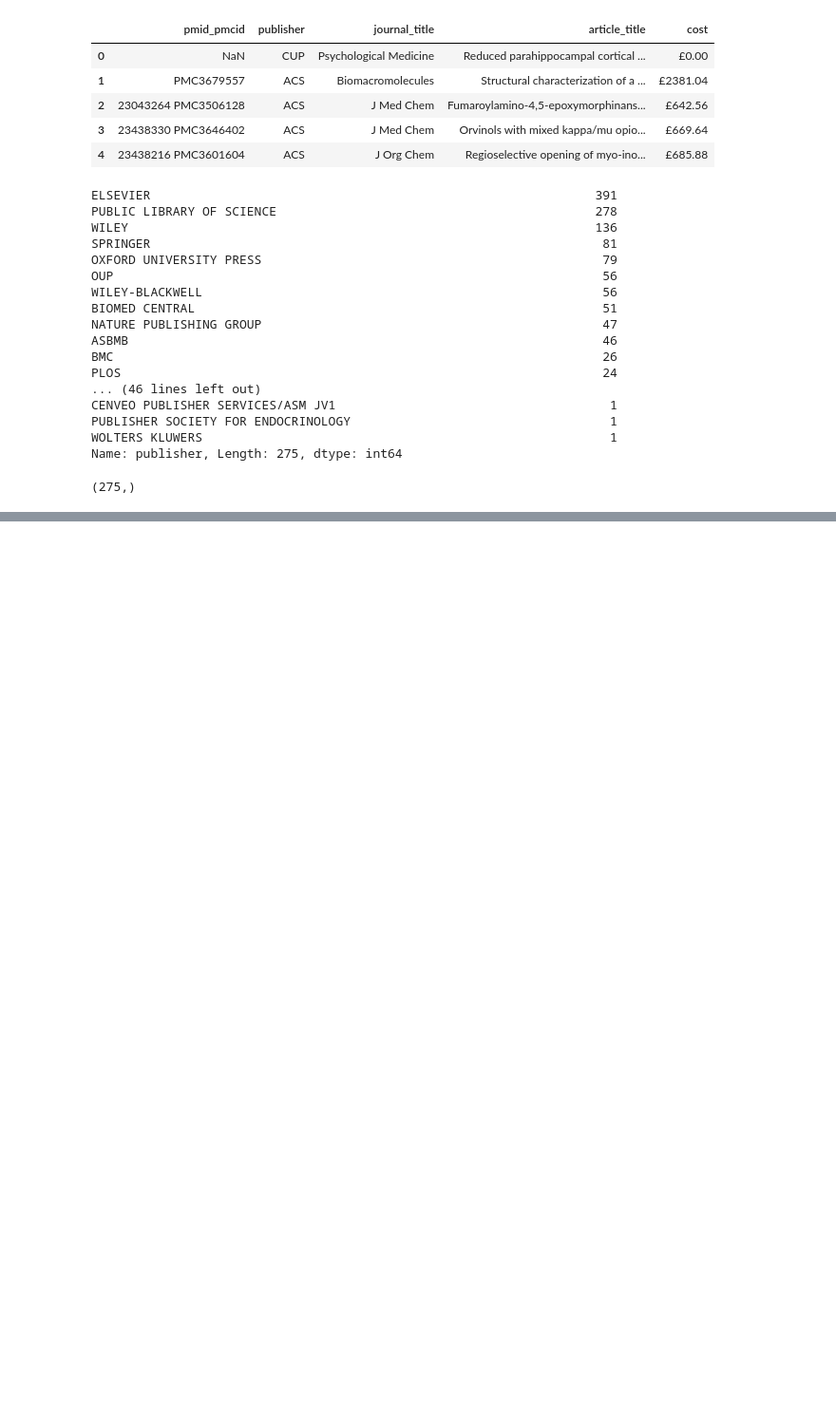
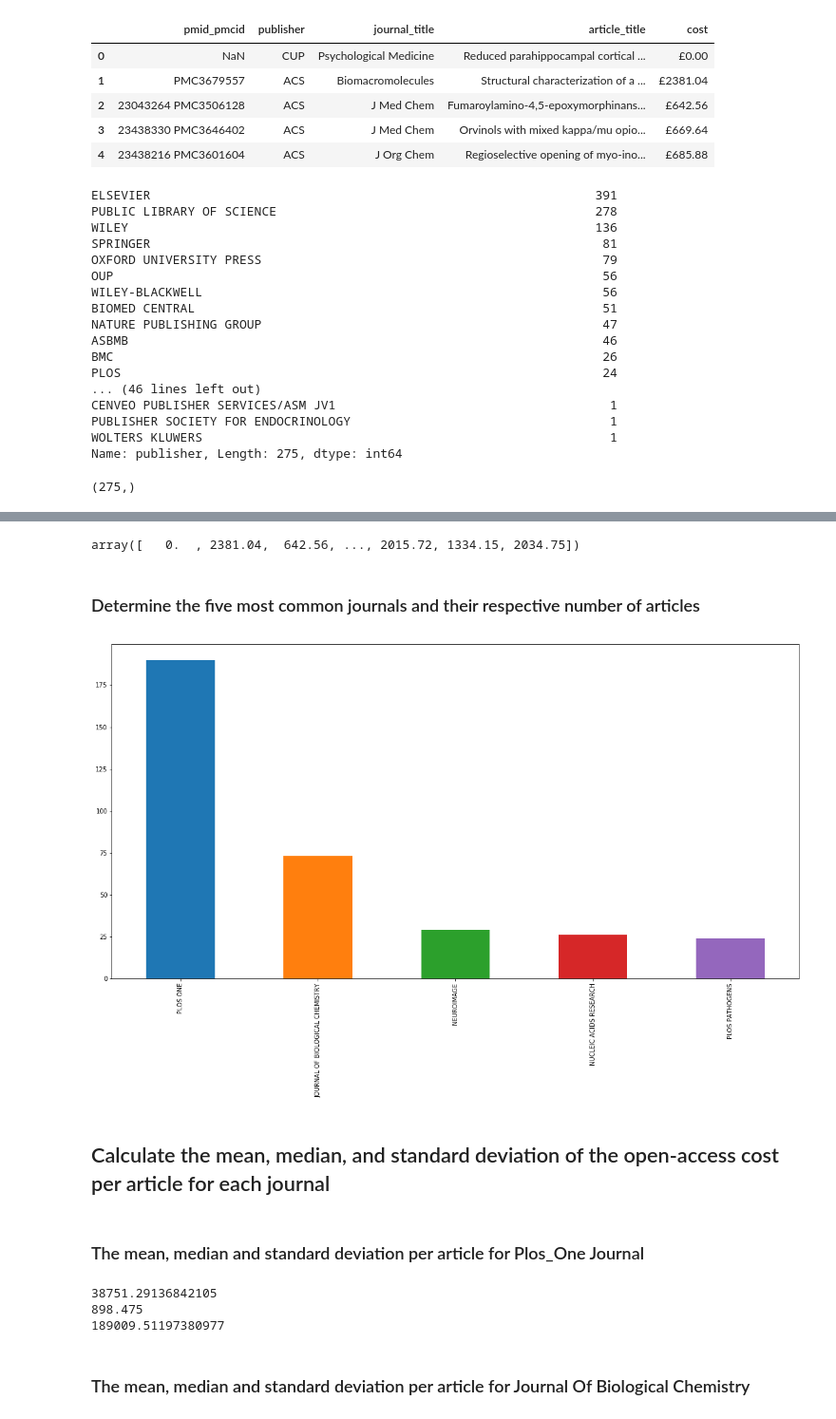
Before and after one commit to ajakaiye33/Data_Science_Bootcamp, a Jupyter notebook: intermediate_viz/data_cleaning_drill/data_cleaning.ipynb, the cells around one changed output, grey strips where cells are left out. Shown: that part at 95% size. Saved outputs shown, nothing was run; the diff lists cells and outputs as text; code cells hidden in the pictures; blank space fills up the shorter version.

```diff
--- a/intermediate_viz/data_cleaning_drill/data_cleaning.ipynb
+++ b/intermediate_viz/data_cleaning_drill/data_cleaning.ipynb
@@ -123,7 +125,8 @@ apc_data['publisher'].unique().shape
 #strip the data of all unnecessary spaces and new line charater
 #apc_data.loc[:, 'publisher'].str.strip().unique().shape
 # %%
-apc_data['publisher']\
+#strip the data of all unnecessary spaces and new line charater and reed the publisher column off duplications and misspelling e.t.c
+apc_data['publisher'] = apc_data['publisher']\
 .str.replace('(^.*ACS.*$)', 'AMERICAN CHEMICAL SOCIETY')\
 .str.replace('(^.*AMERICAN.SOCIETY.FOR.BIO.*$)','AMERICAN SOCIETY FOR BIOCHEMISTRY AND MOLECULAR BIOLOGY')\
 .str.replace('(^.*AMERICAN.SOC\s.*$)', 'AMERICAN SOCIETY FOR BIOCHEMISTRY AND MOLECULAR BIOLOGY')\
@@ -162,4 +165,27 @@ apc_data['publisher']\
 .str.replace('(^.*NPG.*$)', 'NATURE PUBLISHING GROUP')\
 .str.replace('(^.*OXFORD.*$)', 'OXFORD UNIVERSITY PRESS')\
 .str.replace('(^.*OUP.*$)', 'OXFORD UNIVERSITY PRESS')\
-.str.replace('(^.*PLOS.*$)', 'PLOS PUBLIC LIBRARY OF SCIENCE').unique()
+.str.replace('(^.*PLOS.*$)', 'PLOS PUBLIC LIBRARY OF SCIENCE')\
+.str.replace('(^.*PNAS.*$)', 'PNAS')\
+.str.replace('(^.*PORTLAND.*$)', 'PORTLAND PRESS')\
+.str.replace('(^.*PUBMED.*$)', 'PUBMED')\
+.str.replace('(^.*ROYAL SOCIETY.*$)', 'ROYAL SOCIETY OF CHEMISTRY')\
+.str.replace('(^.*RSC.*$)', 'ROYAL SOCIETY OF CHEMISTRY')\
+.str.replace('(^.*SAGE.*$)', 'SAGE PUBLICATIONS')\
+.str.replace('(^.*SOCIETY FOR GENE.*$)', 'SOCIETY FOR GENERAL MICROBIOLOGY')\
+.str.replace('(^.*SOCIETY FOR LEUKO.*$)', 'SOCIETY OF LEUKOCYTE BIOLOGY')\
+.str.replace('(^.*SOCIETY FOR NEURO.*$)', 'SOCIETY OF NEURO SCIENCES')\
+.str.replace('(^.*SOCIETY OF NEUROSCIENCE.*$)', 'SOCIETY OF NEURO SCIENCES')\
+.str.replace('(^.*SOCIETY OF GENE.*$)', 'SOCIETY FOR GENERAL MICROBIOLOGY')\
+.str.replace('(^.*SPRINGER.*$)', 'SPRINGER')\
+.str.replace('(^.*TAYLOR.*$)', 'TAYLOR AND FRANCIS')\
+.str.replace('(^.*T&F.*$)', 'TAYLOR AND FRANCIS')\
+.str.replace('(^.*THE ENDOCRINE SOC.*$)', 'THE ENDOCRINE SOCIETY')\
+.str.replace('(^.*THE END.*$)', 'THE ENDOCRINE SOCIETY')\
+.str.replace('(^.*WILEY.*$)', 'WILEY BLACKWELL')\
+.str.replace('(^.*WLIEY.*$)', 'WILEY BLACKWELL')\
+.str.replace('(^.*WOLTERS KLU.*$)', 'WOLTERS KLUWER')\
+.str.replace('(^.*ASM.*$)', 'AMERICAN SOCIETY OF MICROBIOLOGY')\
+.str.replace('(^.*ASBMB.*$)', 'AMERICAN SOCIETY FOR BIOCHEMISTRY AND MOLECULAR BIOLOGY')\
+.str.replace('(^.*AMBSB.*$)', 'AMERICAN SOCIETY FOR BIOCHEMISTRY AND MOLECULAR BIOLOGY')\
+.str.replace('(^.*CUP.*$)', 'CENVEO PUBLISHER SERVICES')
@@ -188,0 +247,5 @@ apc_data[apc_data.publisher=='JOURNAL OF THE AMERICAN PHYSIOLOGICAL PROCEEDINGS
+# %%
+#clean the pmid_pmcid column
+apc_data['pmid_pmcid'] = apc_data['pmid_pmcid'].str.replace('\D{7}', '').str.replace('PMID: ', '')\
+.str.replace('PMC', '').str.replace(':', '').str.replace('PMID', '').str.replace('\n', '')\
+.str.replace('Epub', 'NaN').str.strip()
@@ -188,0 +261,2 @@ apc_data[apc_data.publisher=='JOURNAL OF THE AMERICAN PHYSIOLOGICAL PROCEEDINGS
+# %%
+apc_data.fillna(method='bfill', inplace=True)
@@ -188,0 +281,20 @@ apc_data[apc_data.publisher=='JOURNAL OF THE AMERICAN PHYSIOLOGICAL PROCEEDINGS
+# %%
+#clean the cost column and change to the appropriate data type
+apc_data['cost'] = apc_data['cost'].str.replace('£','')\
+.str.replace('$', '')\
+.astype(float)
+# %%
+apc_data['cost'].unique()
+# %% [output]
+array([   0.  , 2381.04,  642.56, ..., 2015.72, 1334.15, 2034.75])
+# %% [markdown]
+### Determine the five most common journals and their respective number of  articles
+# %%
+#the five most common journals
+apc_data['journal_title'].value_counts(sort=True).head().plot(kind='bar');
+# %% [output]
+[figure, added]
+# %% [markdown]
+## Calculate the mean, median, and standard deviation of the open-access cost per article for each journal
+# %% [markdown]
+### The mean, median and standard deviation per article for Plos_One Journal
@@ -188,0 +303,10 @@ apc_data[apc_data.publisher=='JOURNAL OF THE AMERICAN PHYSIOLOGICAL PROCEEDINGS
+# %%
+print(article_plos_one.cost.mean())
+print(article_plos_one.cost.median())
+print(article_plos_one.cost.std())
+# %% [output]
+38751.29136842105
+898.475
+189009.51197380977
+# %% [markdown]
+### The mean, median and standard deviation per article for Journal Of Biological Chemistry
```
Also changed, not shown: parts of 21 cells of this notebook.
